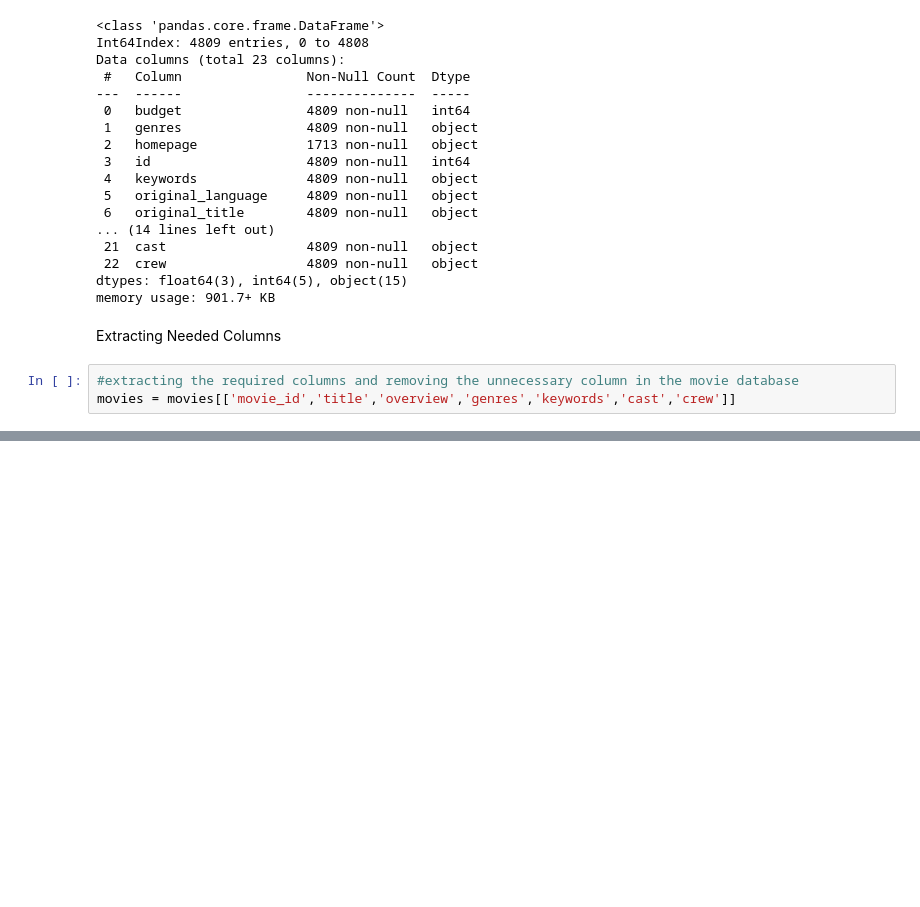
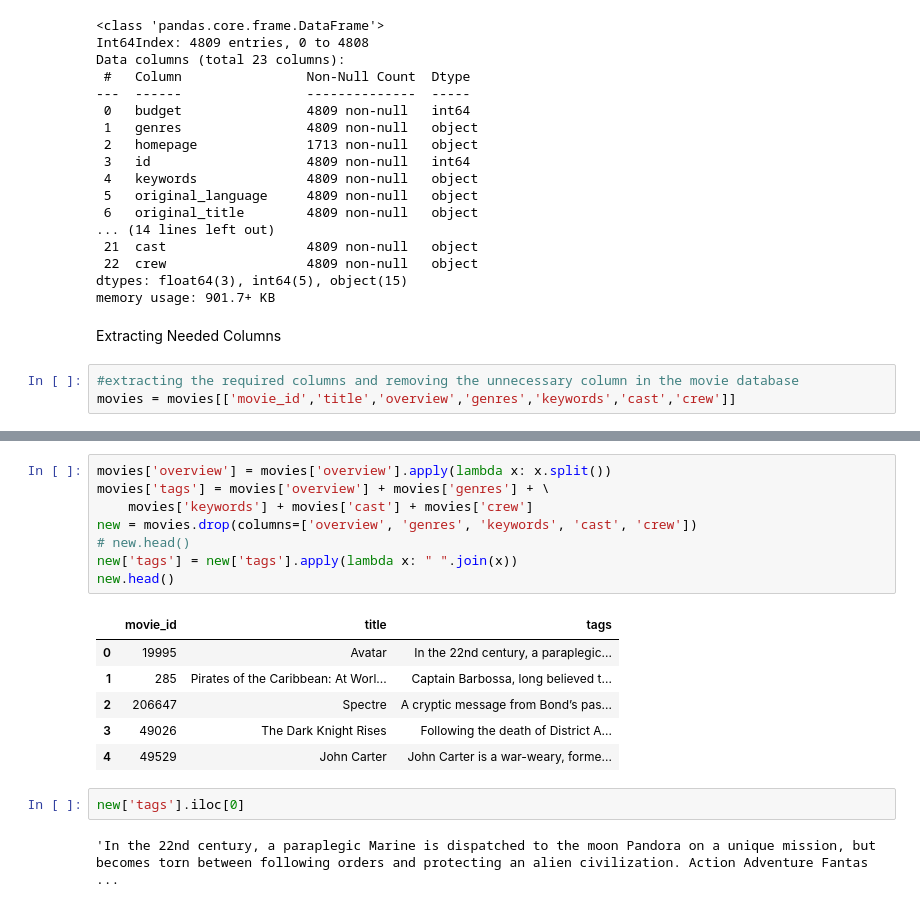
Before and after one commit to iamabhaytiwari343/movie-recommender, a Jupyter notebook: data_preprocessing.ipynb, the cells around one changed output, grey strips where cells are left out. Drawn from its saved outputs; the diff is of its cells as text; blank space fills up the shorter version.

```diff
--- a/data_preprocessing.ipynb
+++ b/data_preprocessing.ipynb
@@ -74,0 +186,19 @@ movies = movies[['movie_id','title','overview','genres','keywords','cast','crew'
+# %%
+movies['overview'] = movies['overview'].apply(lambda x: x.split())
+movies['tags'] = movies['overview'] + movies['genres'] + \
+    movies['keywords'] + movies['cast'] + movies['crew']
+new = movies.drop(columns=['overview', 'genres', 'keywords', 'cast', 'crew'])
+# new.head()
+new['tags'] = new['tags'].apply(lambda x: " ".join(x))
+new.head()
+# %% [output]
+|  | movie_id | title | tags |
+| 0 | 19995 | Avatar | In the 22nd century, a paraplegic... |
+| 1 | 285 | Pirates of the Caribbean: At Worl... | Captain Barbossa, long believed t... |
+| 2 | 206647 | Spectre | A cryptic message from Bond’s pas... |
+| 3 | 49026 | The Dark Knight Rises | Following the death of District A... |
+| 4 | 49529 | John Carter | John Carter is a war-weary, forme... |
+# %%
+new['tags'].iloc[0]
+# %% [output]
+'In the 22nd century, a paraplegic Marine is dispatched to the moon Pandora on a unique mission, but becomes torn between following orders and protecting an alien civilization. Action Adventure Fantas ...
```
Also changed, not shown: parts of 21 cells of this notebook, 1 other file.
